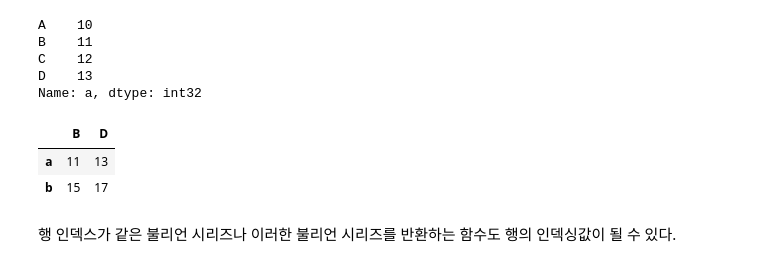
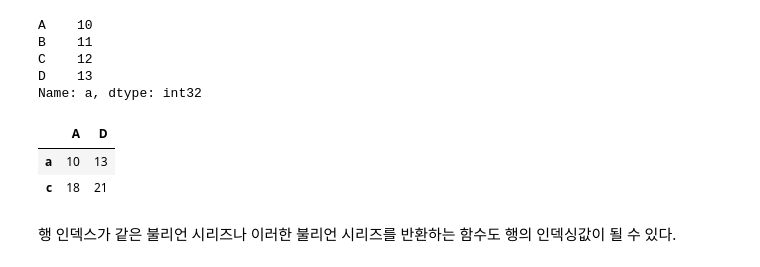
Before and after one commit to mongmongmang/WASSUP2, a Jupyter notebook: 03_Data_Preprocessing/03.03_Pandas 데이터프레임 고급 인덱싱.ipynb, the cells around one changed output. Drawn from its saved outputs; the diff is of its cells as text; code cells hidden in the pictures.

```diff
--- a/03_Data_Preprocessing/03.03_Pandas 데이터프레임 고급 인덱싱.ipynb
+++ b/03_Data_Preprocessing/03.03_Pandas 데이터프레임 고급 인덱싱.ipynb
@@ -210,11 +233,11 @@ C    12
 D    13
 Name: a, dtype: int32
 # %%
-df.loc[["a", "b"], ["B", "D"]]
+df.loc[["a", "c"], ["A", "D"]]
 # %% [output]
-|  | B | D |
-| a | 11 | 13 |
-| b | 15 | 17 |
+|  | A | D |
+| a | 10 | 13 |
+| c | 18 | 21 |
 # %% [markdown]
 행 인덱스가 같은 불리언 시리즈나 이러한 불리언 시리즈를 반환하는 함수도 행의 인덱싱값이 될 수 있다.
 # %%
```
Also changed, not shown: parts of 20 cells of this notebook, 10 other files.
